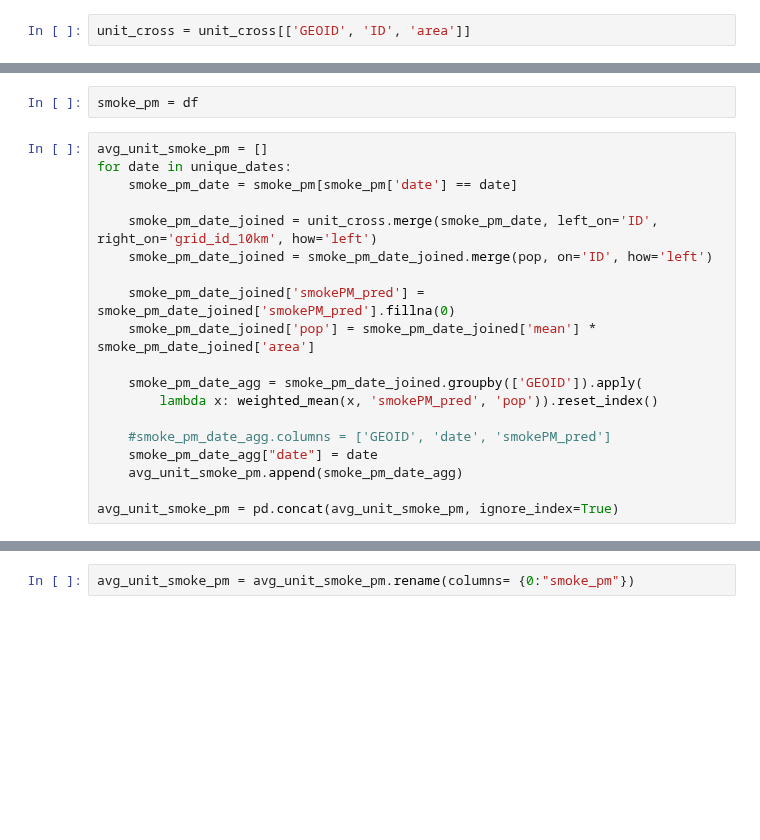
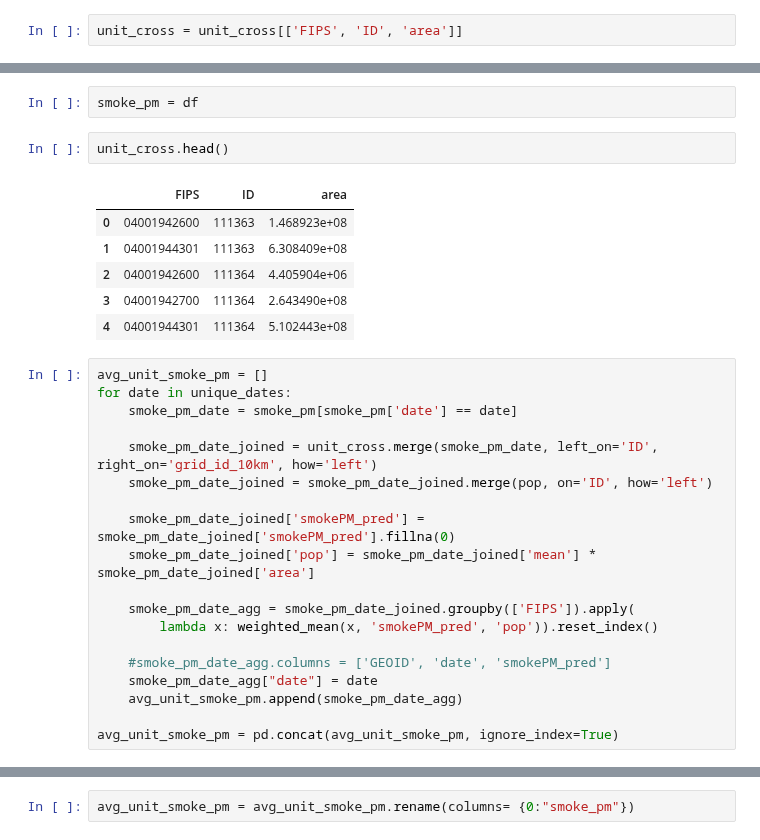
Before and after one commit to NSAPH-Projects/concurrence-climate-hazards, a Jupyter notebook: data/smoke_pm/aggregate_to_tract.ipynb, the cells around one changed output, grey strips where cells are left out. Cells and saved outputs as stored; diff of their text form; blank space fills up the shorter version.

```diff
--- a/data/smoke_pm/aggregate_to_tract.ipynb
+++ b/data/smoke_pm/aggregate_to_tract.ipynb
@@ -22,5 +41,5 @@ unit_cross['area'] = unit_cross.geometry.area
 # %%
-unit_cross = unit_cross[['GEOID', 'ID', 'area']]
+unit_cross = unit_cross[['FIPS', 'ID', 'area']]
 # %% [markdown]
 ## Load population
 # %%
@@ -70,6 +85,15 @@ def weighted_mean(df, values_col, weights_col):
     return temp
 # %%
 smoke_pm = df
+# %%
+unit_cross.head()
+# %% [output]
+|  | FIPS | ID | area |
+| 0 | 04001942600 | 111363 | 1.468923e+08 |
+| 1 | 04001944301 | 111363 | 6.308409e+08 |
+| 2 | 04001942600 | 111364 | 4.405904e+06 |
+| 3 | 04001942700 | 111364 | 2.643490e+08 |
+| 4 | 04001944301 | 111364 | 5.102443e+08 |
 # %%
 avg_unit_smoke_pm = []
 for date in unique_dates:
@@ -81,7 +105,7 @@ for date in unique_dates:
     smoke_pm_date_joined['smokePM_pred'] = smoke_pm_date_joined['smokePM_pred'].fillna(0)
     smoke_pm_date_joined['pop'] = smoke_pm_date_joined['mean'] * smoke_pm_date_joined['area']
 
-    smoke_pm_date_agg = smoke_pm_date_joined.groupby(['GEOID']).apply(
+    smoke_pm_date_agg = smoke_pm_date_joined.groupby(['FIPS']).apply(
         lambda x: weighted_mean(x, 'smokePM_pred', 'pop')).reset_index()
 
     #smoke_pm_date_agg.columns = ['GEOID', 'date', 'smokePM_pred']
```
Also changed, not shown: parts of 23 cells of this notebook.
